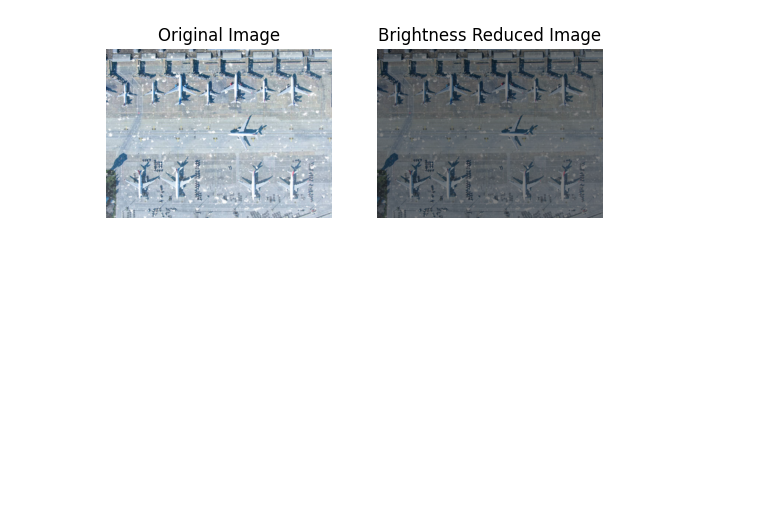
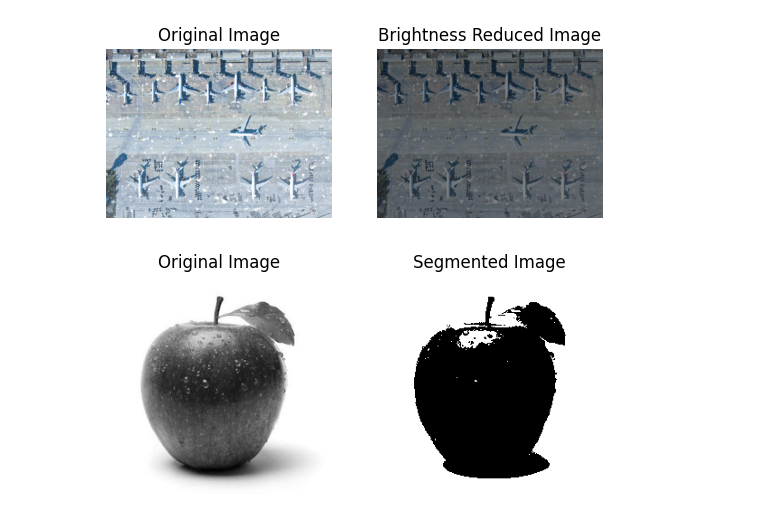
Before and after one commit to maruf908548/DIP_Lab_Final, a Jupyter notebook: DIP_Lab_Final.ipynb, the cells around one changed output. Cells and saved outputs as stored; diff of their text form; code cells hidden in the pictures; blank space fills up the shorter version.

Commit message:
segmentation problem solve for image 5

```diff
--- a/DIP_Lab_Final.ipynb
+++ b/DIP_Lab_Final.ipynb
@@ -96,3 +96,23 @@ plt.axis('off')
 plt.show()
 # %% [output]
 [figure]
+# %%
+# Task 5: Segmentation problem for DIP_Lab_task_05.jpg
+img5_path = '/content/drive/MyDrive/DIP Lab Resources/Assignment/DIP_Lab_task_05.jpg'
+img5 = cv2.imread(img5_path, cv2.IMREAD_GRAYSCALE)
+# %%
+if img5 is not None:
+    # Apply K-means clustering
+    pixel_values = img5.reshape((-1, 1)).astype(np.float32)
+    _, labels, centers = cv2.kmeans(pixel_values, 2, None, (cv2.TERM_CRITERIA_EPS + cv2.TERM_CRITERIA_MAX_ITER, 100, 0.2), 10, cv2.KMEANS_RANDOM_CENTERS)
+
+    segmented_img5 = centers[labels.flatten()].reshape(img5.shape).astype(np.uint8)
+
+    # Display images
+    plt.subplot(1, 2, 1), plt.imshow(img5, cmap='gray'), plt.title('Original Image'), plt.axis('off')
+    plt.subplot(1, 2, 2), plt.imshow(segmented_img5, cmap='gray'), plt.title('Segmented Image'), plt.axis('off')
+    plt.show()
+else:
+    print(f"Error: Unable to load image at {img5_path}")
+# %% [output]
+[figure, added]
```
